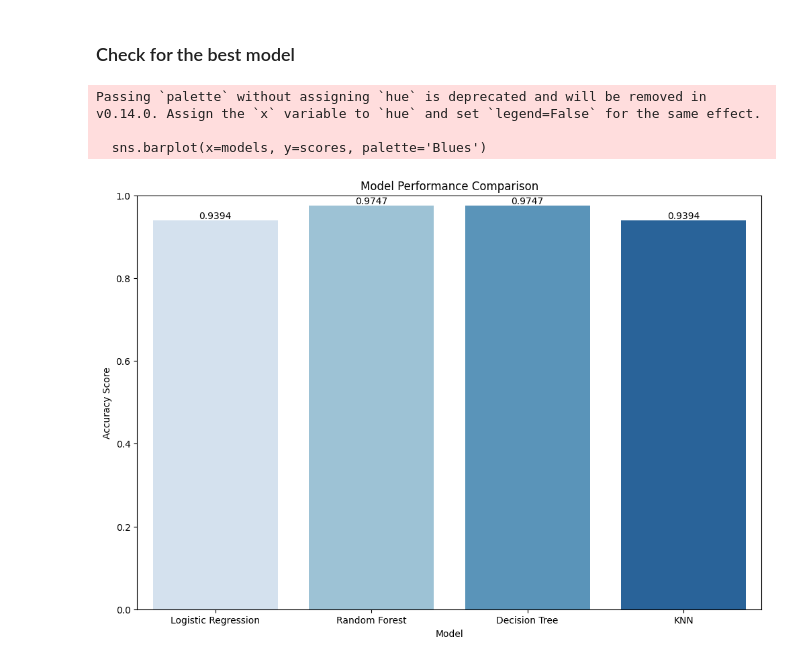
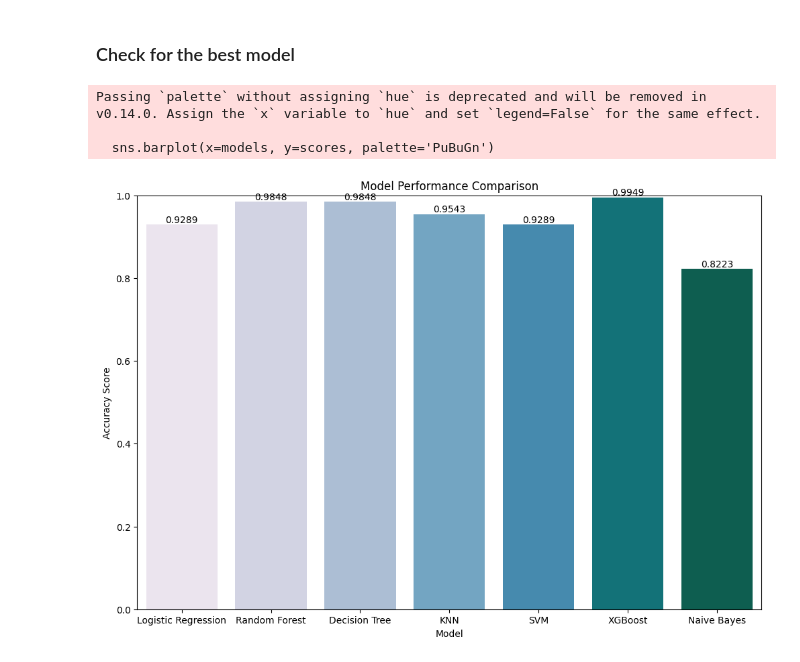
Before and after one commit to Mohamed-Ahmed-Esmat/Data-Mining-Project, a Jupyter notebook: diabetes_classification.ipynb, the cells around one changed output. Drawn from its saved outputs; the diff is of its cells as text; code cells hidden in the pictures.

Commit message:
added: more models and more preprocessing steps

```diff
--- a/diabetes_classification.ipynb
+++ b/diabetes_classification.ipynb
@@ -436,0 +590,6 @@ weighted avg       0.98      0.97      0.97       198
+# %%
+from sklearn.naive_bayes import GaussianNB
+
+nb_model = GaussianNB()
+# %%
+nb_model.fit(X_train, y_train)
@@ -436,0 +598,7 @@ weighted avg       0.98      0.97      0.97       198
+# %%
+
+y_pred_nb = nb_model.predict(X_test)
+# %%
+
+accuracy_nb = accuracy_score(y_test, y_pred_nb)
+print("Naive Bayes Accuracy:", accuracy_nb)
@@ -437,23 +628,23 @@ weighted avg       0.98      0.97      0.97       198
 # %% [markdown]
 ### Check for the best model
 # %%
-models = ['Logistic Regression', 'Random Forest', 'Decision Tree', 'KNN']
-scores = [accuracy_log, accuracy_random, accuracy_decision, accuracy_knn]
+models = ['Logistic Regression', 'Random Forest', 'Decision Tree', 'KNN', 'SVM', 'XGBoost','Naive Bayes']
+scores = [accuracy_log, accuracy_random, accuracy_decision, accuracy_knn, accuracy_svm, accuracy_xgb , accuracy_nb]
 
 plt.figure(figsize=(12, 8))
-sns.barplot(x=models, y=scores, palette='Blues')
+sns.barplot(x=models, y=scores, palette='PuBuGn')
 plt.title('Model Performance Comparison')
 plt.xlabel('Model')
 plt.ylabel('Accuracy Score')
 plt.ylim(0, 1)
 
 # Adding error bars to represent variability
 for i, score in enumerate(scores):
     plt.text(i, score + 0.0001, f'{score:.4f}', ha='center', va='bottom', color='black')
 
 plt.show()
 # %% [output]
 Passing `palette` without assigning `hue` is deprecated and will be removed in v0.14.0. Assign the `x` variable to `hue` and set `legend=False` for the same effect.
 
-  sns.barplot(x=models, y=scores, palette='Blues')
+  sns.barplot(x=models, y=scores, palette='PuBuGn')
-[figure, old version]
+[figure, new version]
```
Also changed, not shown: parts of 54 cells of this notebook.
